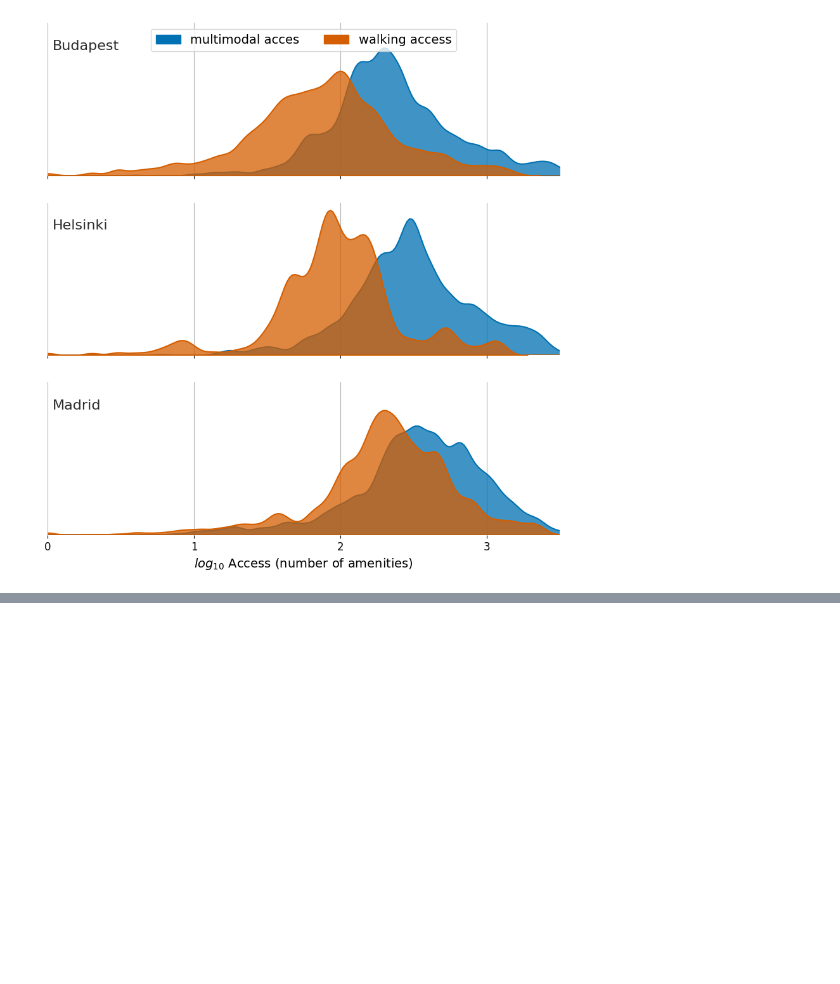
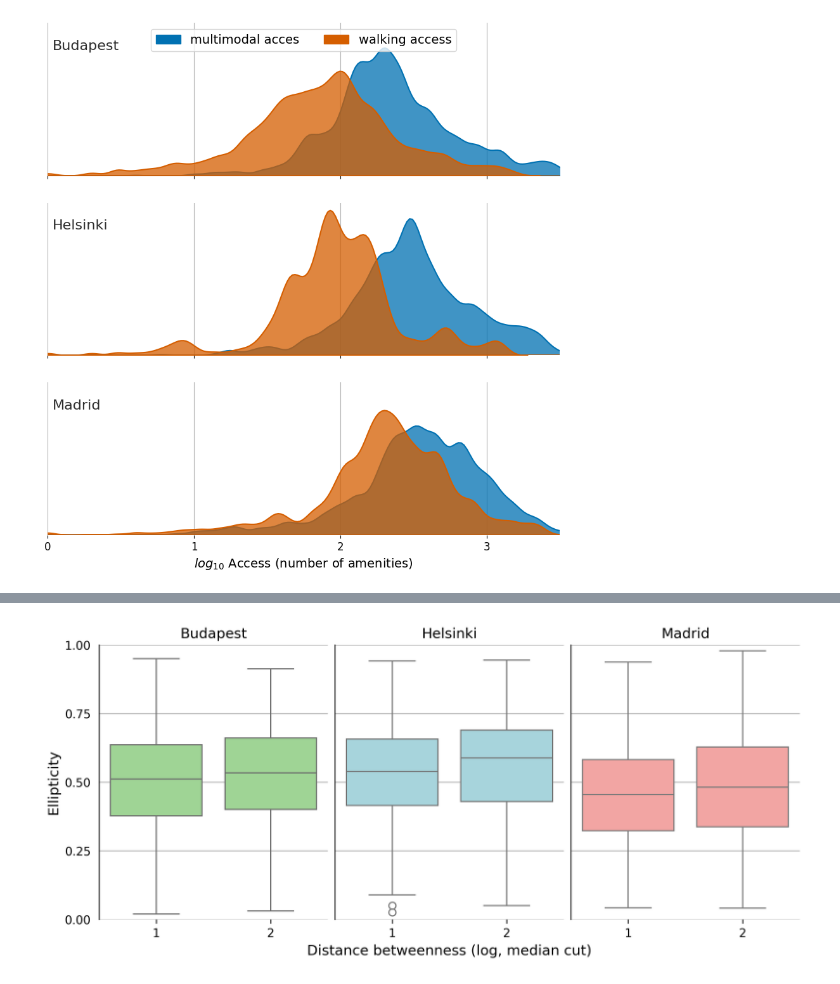
Before and after one commit to ANETILab/public_transport_in_the_15minute_city, a Jupyter notebook: notebooks/plot_accessibility_distribution.ipynb, the cells around one changed output, grey strips where cells are left out. Cells and saved outputs as stored; diff of their text form; code cells hidden in the pictures; blank space fills up the shorter version.

Commit message:
Plot ellipticity by distance betweenness GH-38

```diff
--- a/notebooks/plot_accessibility_distribution.ipynb
+++ b/notebooks/plot_accessibility_distribution.ipynb
@@ -10,7 +10,7 @@ import matplotlib as mpl
 with open("../plotting_config.yaml", "r") as fp:
     config = yaml.safe_load(fp)
 
-mpl.rcParams["svg.hashsalt"] = 42
+mpl.rcParams["svg.hashsalt"] = "42"
 
 
 
@@ -149,3 +129,6 @@ for i in ["png", "svg", "pdf"]:
     g.savefig(f"../output/figures/access_distribution_by_city.{i}")
 # %% [output]
 [figure]
+# %%
+
+bud["distance_betweenness_bin"] = pd.qcut(np.log10(bud["distance_betweenness"]).tolist(), 2, labels=["1", "2"])
@@ -151,0 +158,25 @@ for i in ["png", "svg", "pdf"]:
+# %%
+colors = ["#cc79a7", "#56b4e9", "#009e73"]
+colors = ["#98df8a", "#9edae5", "#ff9896"]
+fig, axs = plt.subplots(ncols=3, layout="constrained", figsize=(9, 4), dpi=300, sharey=True)
+for d, a, c, t in zip([bud, hel, mad], axs, colors, ["Budapest", "Helsinki", "Madrid"]):
+    sns.boxplot(
+        data=d, x="distance_betweenness_bin", y="ellipticity",
+        ax=a,
+        color=c,
+    )
+    a.set_ylim([0, 1])
+    a.set_yticks(np.arange(0, 1.2, 0.25))
+    a.set_xlabel("")
+    a.set_ylabel("Ellipticity", fontsize=12)
+    a.set_title(t)
+    a.set_axisbelow(True)
+    a.grid(axis="y")
+    a.tick_params(axis='y', which='both', bottom=False, top=False, left=False, right=False)
+_ = axs[1].set_xlabel("Distance betweenness (log, median cut)", fontsize=12)
+
+sns.despine(fig, axs[2], top=True, right=True, left=False, bottom=True)
+for i in ["png", "svg", "pdf"]:
+    fig.savefig(f"../output/figures/ellipticity_by_distance_betweenness.{i}", metadata=config["metadata"][i])
+# %% [output]
+[figure, added]
```
Also changed, not shown: parts of 9 cells of this notebook, 6 other files.
